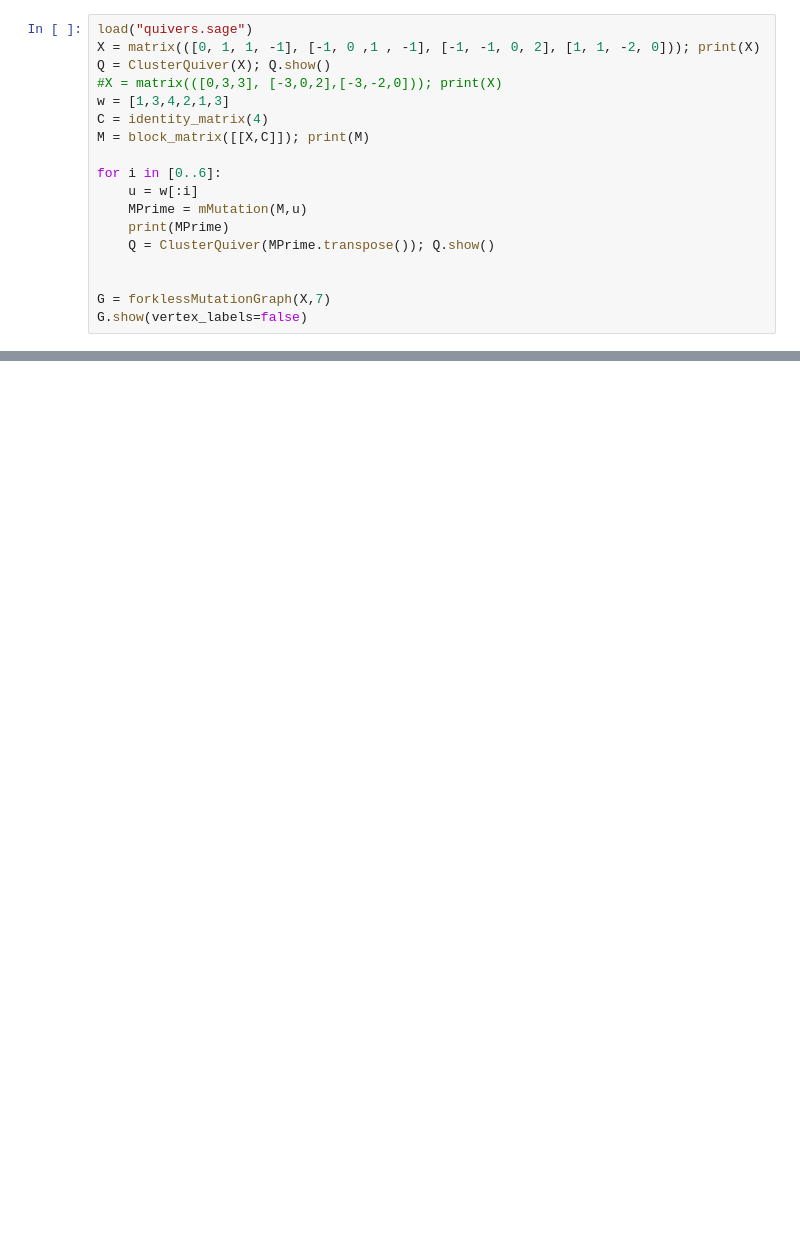
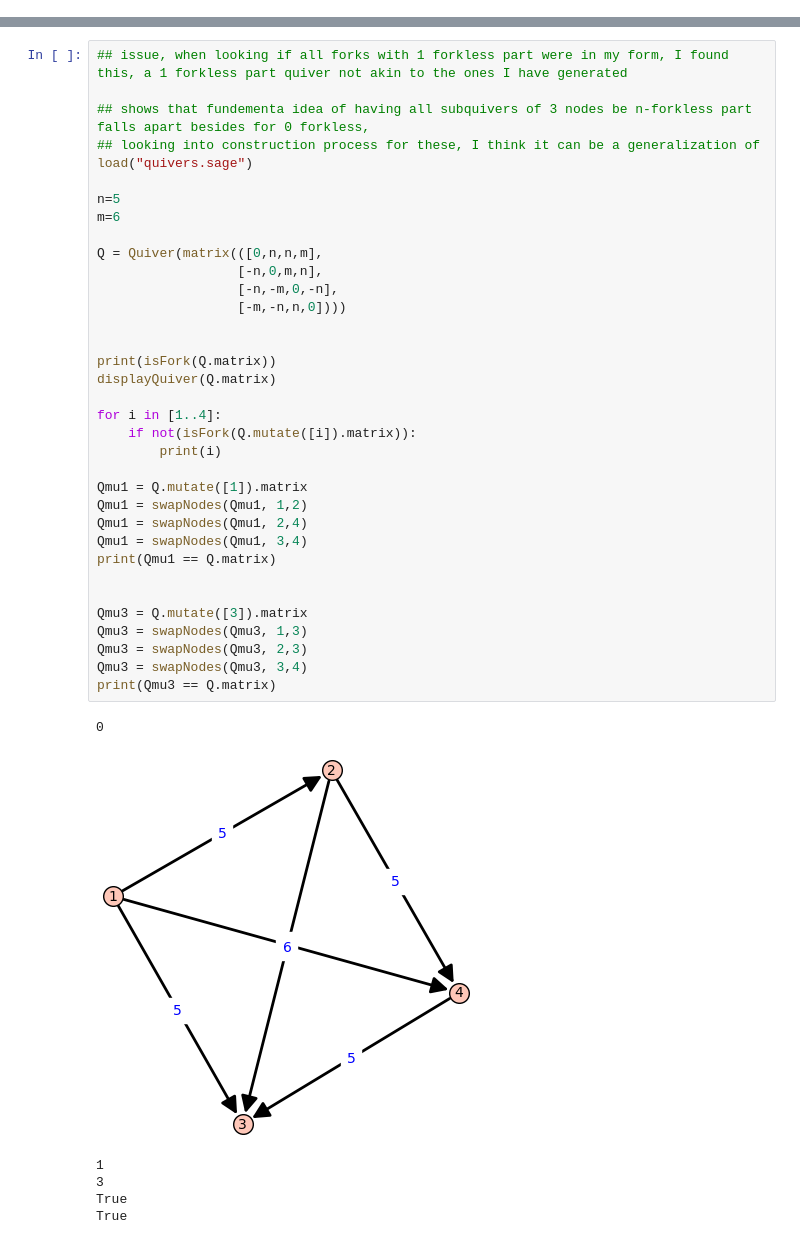
Before and after one commit to Tucker-UA/Quivers, a Jupyter notebook: Worksheet.ipynb, the cells around one changed output, grey strips where cells are left out. Saved outputs shown, nothing was run; the diff lists cells and outputs as text; blank space fills up the shorter version.

```diff
--- a/Worksheet.ipynb
+++ b/Worksheet.ipynb
@@ -1,18 +0,0 @@
-# %%
-load("quivers.sage")
-X = matrix(([0, 1, 1, -1], [-1, 0 ,1 , -1], [-1, -1, 0, 2], [1, 1, -2, 0])); print(X)
-Q = ClusterQuiver(X); Q.show()
-#X = matrix(([0,3,3], [-3,0,2],[-3,-2,0])); print(X)
-w = [1,3,4,2,1,3]
-C = identity_matrix(4)
-M = block_matrix([[X,C]]); print(M)
-
-for i in [0..6]:
-    u = w[:i]
-    MPrime = mMutation(M,u)
-    print(MPrime)
-    Q = ClusterQuiver(MPrime.transpose()); Q.show()
-
-
-G = forklessMutationGraph(X,7)
-G.show(vertex_labels=false)
@@ -91,0 +338,42 @@ def countCompleteAcylic(n):
+# %%
+## issue, when looking if all forks with 1 forkless part were in my form, I found this, a 1 forkless part quiver not akin to the ones I have generated
+
+## shows that fundementa idea of having all subquivers of 3 nodes be n-forkless part falls apart besides for 0 forkless,
+## looking into construction process for these, I think it can be a generalization of
+load("quivers.sage")
+
+n=5
+m=6
+
+Q = Quiver(matrix(([0,n,n,m],
+                  [-n,0,m,n],
+                  [-n,-m,0,-n],
+                  [-m,-n,n,0])))
+
+
+print(isFork(Q.matrix))
+displayQuiver(Q.matrix)
+
+for i in [1..4]:
+    if not(isFork(Q.mutate([i]).matrix)):
+        print(i)
+
+Qmu1 = Q.mutate([1]).matrix
+Qmu1 = swapNodes(Qmu1, 1,2)
+Qmu1 = swapNodes(Qmu1, 2,4)
+Qmu1 = swapNodes(Qmu1, 3,4)
+print(Qmu1 == Q.matrix)
+
+
+Qmu3 = Q.mutate([3]).matrix
+Qmu3 = swapNodes(Qmu3, 1,3)
+Qmu3 = swapNodes(Qmu3, 2,3)
+Qmu3 = swapNodes(Qmu3, 3,4)
+print(Qmu3 == Q.matrix)
+# %% [output]
+0
+[figure, added]
+1
+3
+True
+True
```
Also changed, not shown: parts of 15 cells of this notebook, 10 other files.
